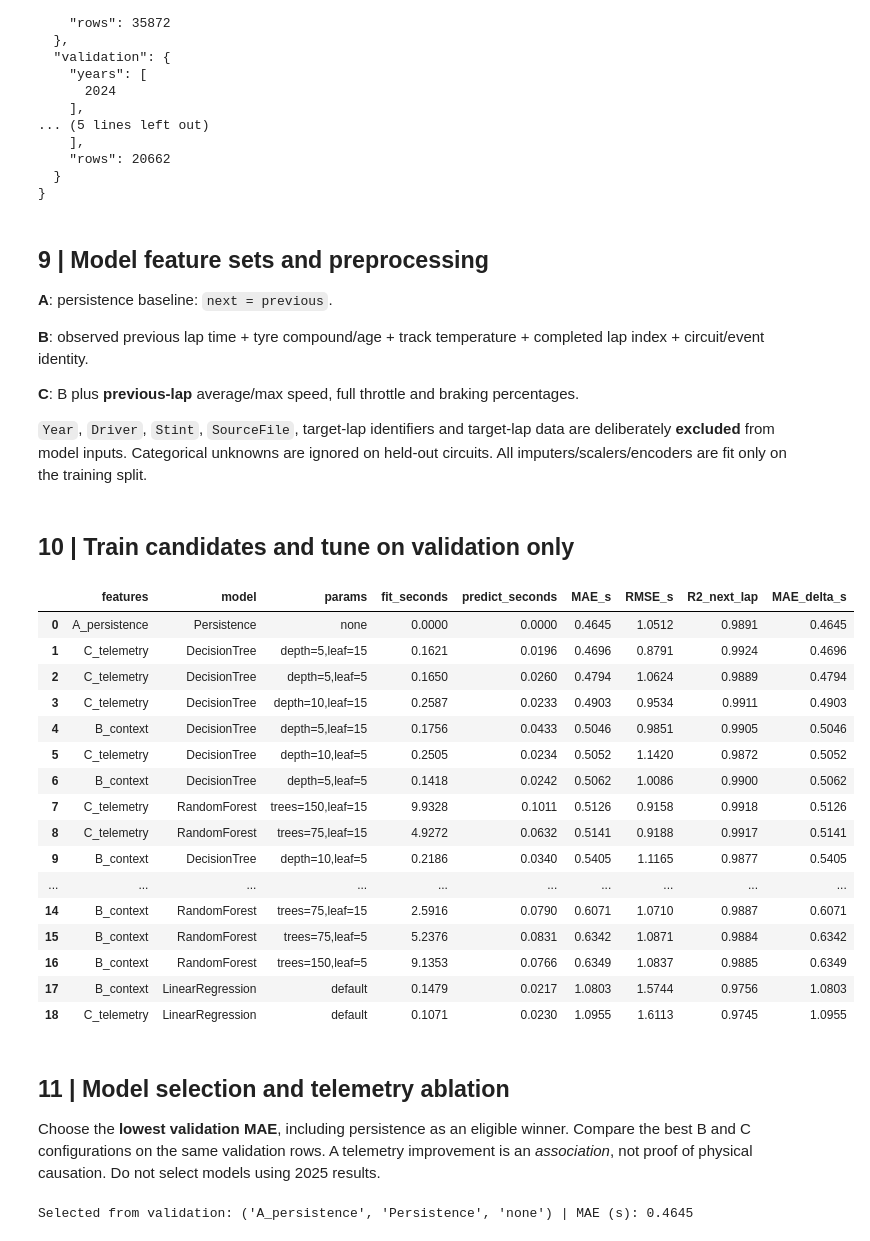
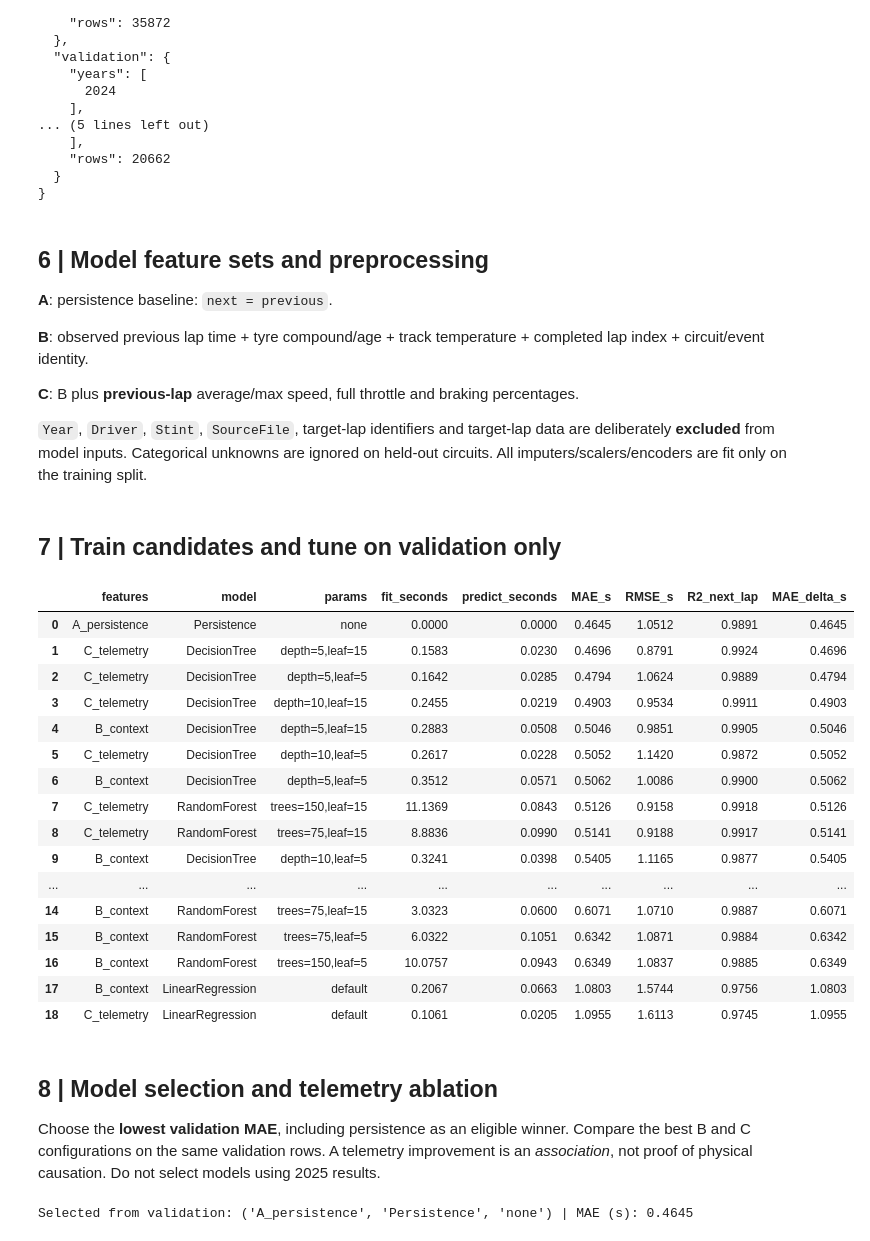
Before and after one commit to adrianliew99/MMA3001-Project-Formula1-Lap-Time-Prediction-Using-Machine-Learning, a Jupyter notebook: MMA3001_F1_Next_Lap_Prediction.ipynb, the cells around one changed output. Cells and saved outputs as stored; diff of their text form; code cells hidden in the pictures.

```diff
--- a/MMA3001_F1_Next_Lap_Prediction.ipynb
+++ b/MMA3001_F1_Next_Lap_Prediction.ipynb
@@ -460,7 +366,7 @@ if test_df.empty:
   }
 }
 # %% [markdown]
-## 9 | Model feature sets and preprocessing
+## 6 | Model feature sets and preprocessing
 
 **A**: persistence baseline: `next = previous`.
 
@@ -501,7 +407,7 @@ if REQUIRE_TELEMETRY and clean[TELEM_NUM].isna().any(axis=1).any():
 if clean[TELEM_NUM].notna().sum().sum() == 0:
     print("WARNING: No previous-lap telemetry detected. C ablation is mathematically uninformative; do not claim telemetry benefits.")
 # %% [markdown]
-## 10 | Train candidates and tune on validation **only**
+## 7 | Train candidates and tune on validation **only**
 # %%
 def prepare_model_inputs(df, numeric, categorical):
 
@@ -542,51 +448,51 @@ fitted = {}
 base_delta = np.zeros(len(val_df))
 rows.append({"features": "A_persistence", "model": "Persistence", "params": "none",
              "fit_seconds": 0., "predict_seconds": 0., **evaluate_split(val_df, base_delta)})
 valid_pred[("A_persistence", "Persistence", "none")] = base_delta
 for feature_name, (numeric, categorical) in FEATURE_SETS.items():
     for model_name, variants in candidate_models().items():
         for params, regressor in variants:
             pipeline = make_pipeline(regressor, numeric, categorical)
             start = time.perf_counter()
 
             X_train = prepare_model_inputs(train_df, numeric, categorical)
             X_val = prepare_model_inputs(val_df, numeric, categorical)
             y_train = pd.to_numeric(train_df["DeltaLapTime_s"], errors="raise").to_numpy(dtype="float64")
             pipeline.fit(X_train, y_train)
             fit_duration = time.perf_counter() - start
             start = time.perf_counter()
-            delta_pred = pipeline.predict(val_df[numeric + categorical])
+            delta_pred = pipeline.predict(X_val)
             pred_duration = time.perf_counter() - start
             key = (feature_name, model_name, params)
             fitted[key] = pipeline
             valid_pred[key] = delta_pred
             rows.append({"features": feature_name, "model": model_name,
                          "params": params, "fit_seconds": fit_duration,
                          "predict_seconds": pred_duration,
                          **evaluate_split(val_df, delta_pred)})
 comparison = pd.DataFrame(rows).sort_values(["MAE_s", "RMSE_s"]).reset_index(drop=True)
 comparison.to_csv(METRIC_DIR / "validation_grid.csv", index=False)
 display(comparison.round(4))
 # %% [output]
 |  | features | model | params | fit_seconds | predict_seconds | MAE_s | RMSE_s | R2_next_lap | MAE_delta_s |
 | 0 | A_persistence | Persistence | none | 0.0000 | 0.0000 | 0.4645 | 1.0512 | 0.9891 | 0.4645 |
-| 1 | C_telemetry | DecisionTree | depth=5,leaf=15 | 0.1621 | 0.0196 | 0.4696 | 0.8791 | 0.9924 | 0.4696 |
-| 2 | C_telemetry | DecisionTree | depth=5,leaf=5 | 0.1650 | 0.0260 | 0.4794 | 1.0624 | 0.9889 | 0.4794 |
-| 3 | C_telemetry | DecisionTree | depth=10,leaf=15 | 0.2587 | 0.0233 | 0.4903 | 0.9534 | 0.9911 | 0.4903 |
-| 4 | B_context | DecisionTree | depth=5,leaf=15 | 0.1756 | 0.0433 | 0.5046 | 0.9851 | 0.9905 | 0.5046 |
-| 5 | C_telemetry | DecisionTree | depth=10,leaf=5 | 0.2505 | 0.0234 | 0.5052 | 1.1420 | 0.9872 | 0.5052 |
-| 6 | B_context | DecisionTree | depth=5,leaf=5 | 0.1418 | 0.0242 | 0.5062 | 1.0086 | 0.9900 | 0.5062 |
-| 7 | C_telemetry | RandomForest | trees=150,leaf=15 | 9.9328 | 0.1011 | 0.5126 | 0.9158 | 0.9918 | 0.5126 |
-| 8 | C_telemetry | RandomForest | trees=75,leaf=15 | 4.9272 | 0.0632 | 0.5141 | 0.9188 | 0.9917 | 0.5141 |
-| 9 | B_context | DecisionTree | depth=10,leaf=5 | 0.2186 | 0.0340 | 0.5405 | 1.1165 | 0.9877 | 0.5405 |
+| 1 | C_telemetry | DecisionTree | depth=5,leaf=15 | 0.1583 | 0.0230 | 0.4696 | 0.8791 | 0.9924 | 0.4696 |
+| 2 | C_telemetry | DecisionTree | depth=5,leaf=5 | 0.1642 | 0.0285 | 0.4794 | 1.0624 | 0.9889 | 0.4794 |
+| 3 | C_telemetry | DecisionTree | depth=10,leaf=15 | 0.2455 | 0.0219 | 0.4903 | 0.9534 | 0.9911 | 0.4903 |
+| 4 | B_context | DecisionTree | depth=5,leaf=15 | 0.2883 | 0.0508 | 0.5046 | 0.9851 | 0.9905 | 0.5046 |
+| 5 | C_telemetry | DecisionTree | depth=10,leaf=5 | 0.2617 | 0.0228 | 0.5052 | 1.1420 | 0.9872 | 0.5052 |
+| 6 | B_context | DecisionTree | depth=5,leaf=5 | 0.3512 | 0.0571 | 0.5062 | 1.0086 | 0.9900 | 0.5062 |
+| 7 | C_telemetry | RandomForest | trees=150,leaf=15 | 11.1369 | 0.0843 | 0.5126 | 0.9158 | 0.9918 | 0.5126 |
+| 8 | C_telemetry | RandomForest | trees=75,leaf=15 | 8.8836 | 0.0990 | 0.5141 | 0.9188 | 0.9917 | 0.5141 |
+| 9 | B_context | DecisionTree | depth=10,leaf=5 | 0.3241 | 0.0398 | 0.5405 | 1.1165 | 0.9877 | 0.5405 |
 | ... | ... | ... | ... | ... | ... | ... | ... | ... | ... |
-| 14 | B_context | RandomForest | trees=75,leaf=15 | 2.5916 | 0.0790 | 0.6071 | 1.0710 | 0.9887 | 0.6071 |
-| 15 | B_context | RandomForest | trees=75,leaf=5 | 5.2376 | 0.0831 | 0.6342 | 1.0871 | 0.9884 | 0.6342 |
-| 16 | B_context | RandomForest | trees=150,leaf=5 | 9.1353 | 0.0766 | 0.6349 | 1.0837 | 0.9885 | 0.6349 |
-| 17 | B_context | LinearRegression | default | 0.1479 | 0.0217 | 1.0803 | 1.5744 | 0.9756 | 1.0803 |
-| 18 | C_telemetry | LinearRegression | default | 0.1071 | 0.0230 | 1.0955 | 1.6113 | 0.9745 | 1.0955 |
+| 14 | B_context | RandomForest | trees=75,leaf=15 | 3.0323 | 0.0600 | 0.6071 | 1.0710 | 0.9887 | 0.6071 |
+| 15 | B_context | RandomForest | trees=75,leaf=5 | 6.0322 | 0.1051 | 0.6342 | 1.0871 | 0.9884 | 0.6342 |
+| 16 | B_context | RandomForest | trees=150,leaf=5 | 10.0757 | 0.0943 | 0.6349 | 1.0837 | 0.9885 | 0.6349 |
+| 17 | B_context | LinearRegression | default | 0.2067 | 0.0663 | 1.0803 | 1.5744 | 0.9756 | 1.0803 |
+| 18 | C_telemetry | LinearRegression | default | 0.1061 | 0.0205 | 1.0955 | 1.6113 | 0.9745 | 1.0955 |
 # %% [markdown]
-## 11 | Model selection and telemetry ablation
+## 8 | Model selection and telemetry ablation
 
 Choose the **lowest validation MAE**, including persistence as an eligible winner. Compare the best B and C configurations on the same validation rows. A telemetry improvement is an *association*, not proof of physical causation. Do not select models using 2025 results.
 # %%
```
Also changed, not shown: parts of 43 cells of this notebook, 18 other files.
